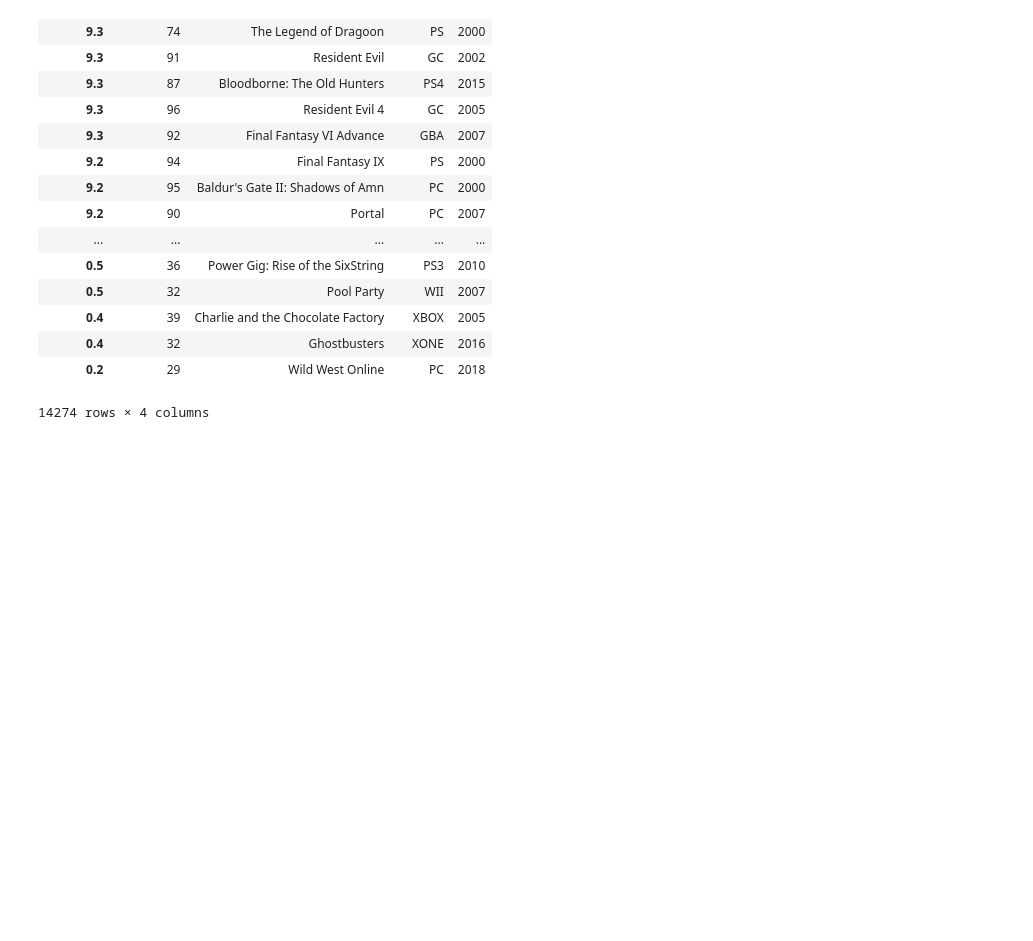
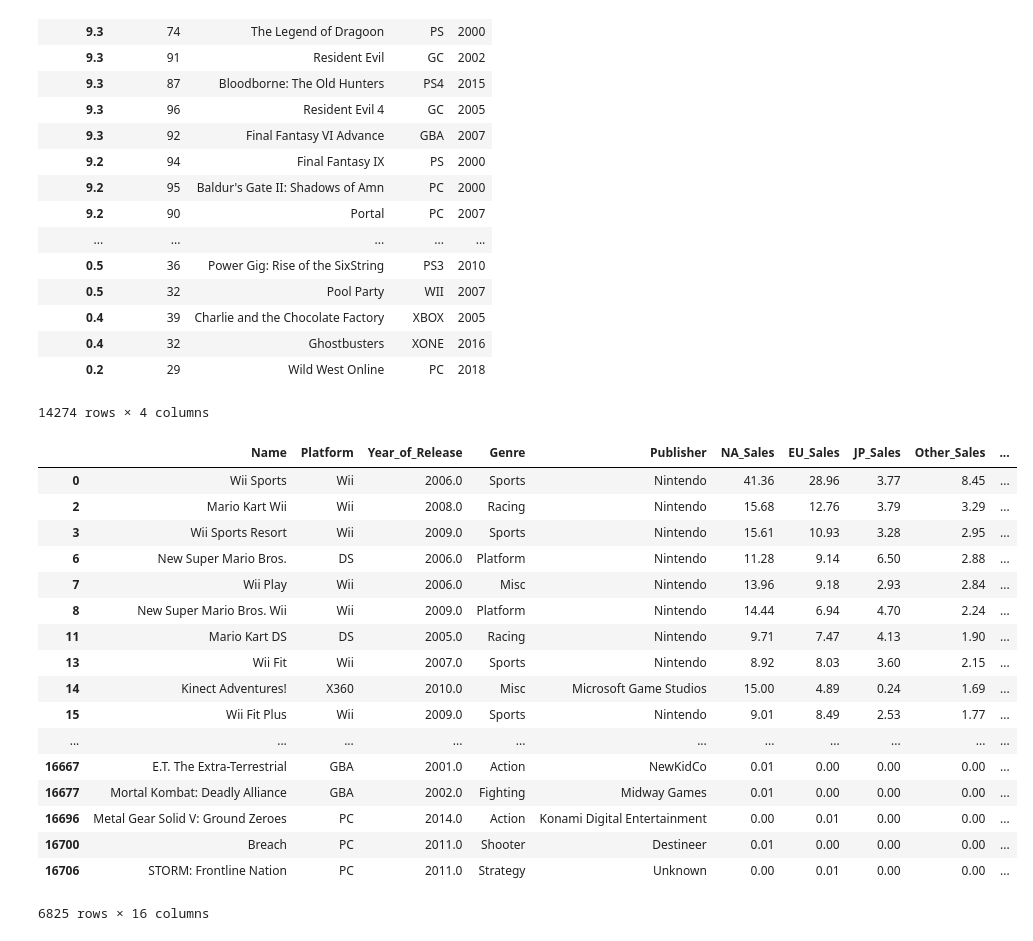
Before and after one commit to mell0611/data_science_project, a Jupyter notebook: dataset/csv_check.ipynb, the cells around one changed output. Cells and saved outputs as stored; diff of their text form; code cells hidden in the pictures; blank space fills up the shorter version.

Commit message:
Commenting what columns to drop and add data4

```diff
--- a/dataset/csv_check.ipynb
+++ b/dataset/csv_check.ipynb
@@ -33,3 +30,34 @@ data2 = data2.dropna()
+# %%
+data2 = pd.read_csv("data2.csv")
+data2 = data2.dropna()
+#data2.Year_of_Release = int(data2.Year_of_Release)
+# for data2
+# drop publisher
+# change year to int
+# drop rating
+# drop user < 50 and critic < 10 count
+# drop developer
+# drop global sales <0.01 m
+data2
+# %% [output]
+|  | Name | Platform | Year_of_Release | Genre | Publisher | NA_Sales | EU_Sales | JP_Sales | Other_Sales | ... |
+| 0 | Wii Sports | Wii | 2006.0 | Sports | Nintendo | 41.36 | 28.96 | 3.77 | 8.45 | ... |
+| 2 | Mario Kart Wii | Wii | 2008.0 | Racing | Nintendo | 15.68 | 12.76 | 3.79 | 3.29 | ... |
+| 3 | Wii Sports Resort | Wii | 2009.0 | Sports | Nintendo | 15.61 | 10.93 | 3.28 | 2.95 | ... |
+| 6 | New Super Mario Bros. | DS | 2006.0 | Platform | Nintendo | 11.28 | 9.14 | 6.50 | 2.88 | ... |
+| 7 | Wii Play | Wii | 2006.0 | Misc | Nintendo | 13.96 | 9.18 | 2.93 | 2.84 | ... |
+| 8 | New Super Mario Bros. Wii | Wii | 2009.0 | Platform | Nintendo | 14.44 | 6.94 | 4.70 | 2.24 | ... |
+| 11 | Mario Kart DS | DS | 2005.0 | Racing | Nintendo | 9.71 | 7.47 | 4.13 | 1.90 | ... |
+| 13 | Wii Fit | Wii | 2007.0 | Sports | Nintendo | 8.92 | 8.03 | 3.60 | 2.15 | ... |
+| 14 | Kinect Adventures! | X360 | 2010.0 | Misc | Microsoft Game Studios | 15.00 | 4.89 | 0.24 | 1.69 | ... |
+| 15 | Wii Fit Plus | Wii | 2009.0 | Sports | Nintendo | 9.01 | 8.49 | 2.53 | 1.77 | ... |
+| ... | ... | ... | ... | ... | ... | ... | ... | ... | ... | ... |
+| 16667 | E.T. The Extra-Terrestrial | GBA | 2001.0 | Action | NewKidCo | 0.01 | 0.00 | 0.00 | 0.00 | ... |
+| 16677 | Mortal Kombat: Deadly Alliance | GBA | 2002.0 | Fighting | Midway Games | 0.01 | 0.00 | 0.00 | 0.00 | ... |
+| 16696 | Metal Gear Solid V: Ground Zeroes | PC | 2014.0 | Action | Konami Digital Entertainment | 0.00 | 0.01 | 0.00 | 0.00 | ... |
+| 16700 | Breach | PC | 2011.0 | Shooter | Destineer | 0.01 | 0.00 | 0.00 | 0.00 | ... |
+| 16706 | STORM: Frontline Nation | PC | 2011.0 | Strategy | Unknown | 0.00 | 0.01 | 0.00 | 0.00 | ... |
+6825 rows × 16 columns
 # %%
 data3 = pd.read_csv("data3.csv")
 for a in range(0,55864):#this for loop is for putting all necessary data on the sales of games in jp_sale. jp_sale needs to be renmamed to keydata.
```
Also changed, not shown: parts of 4 cells of this notebook.
